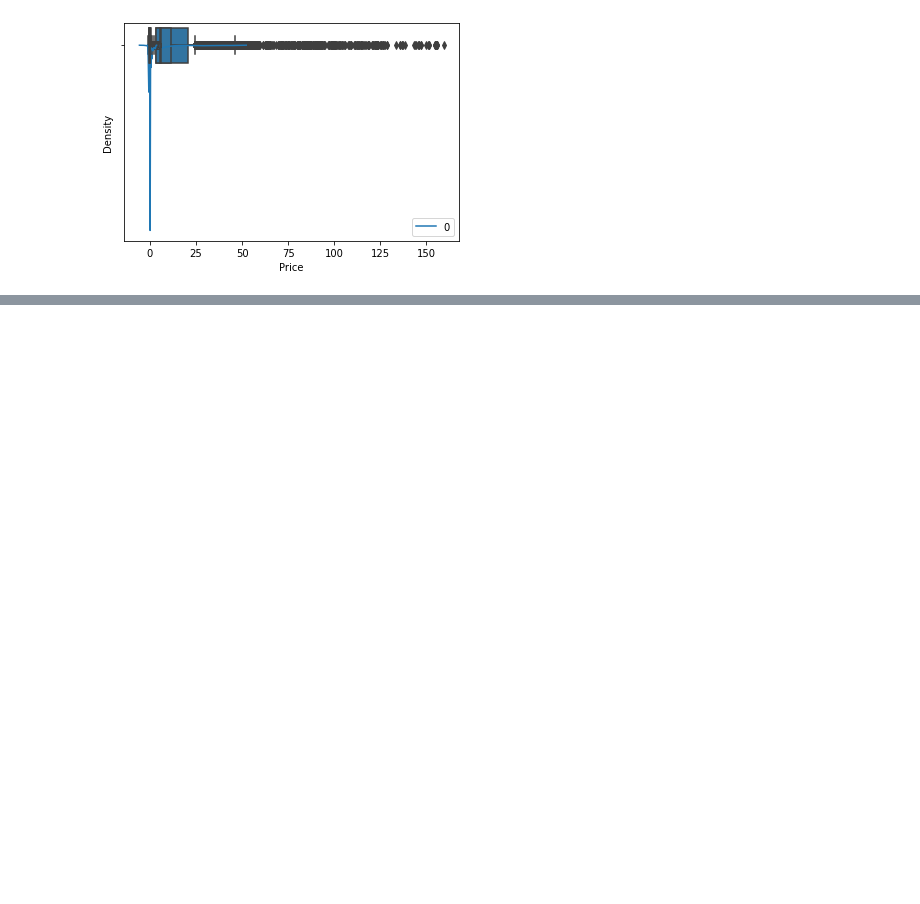
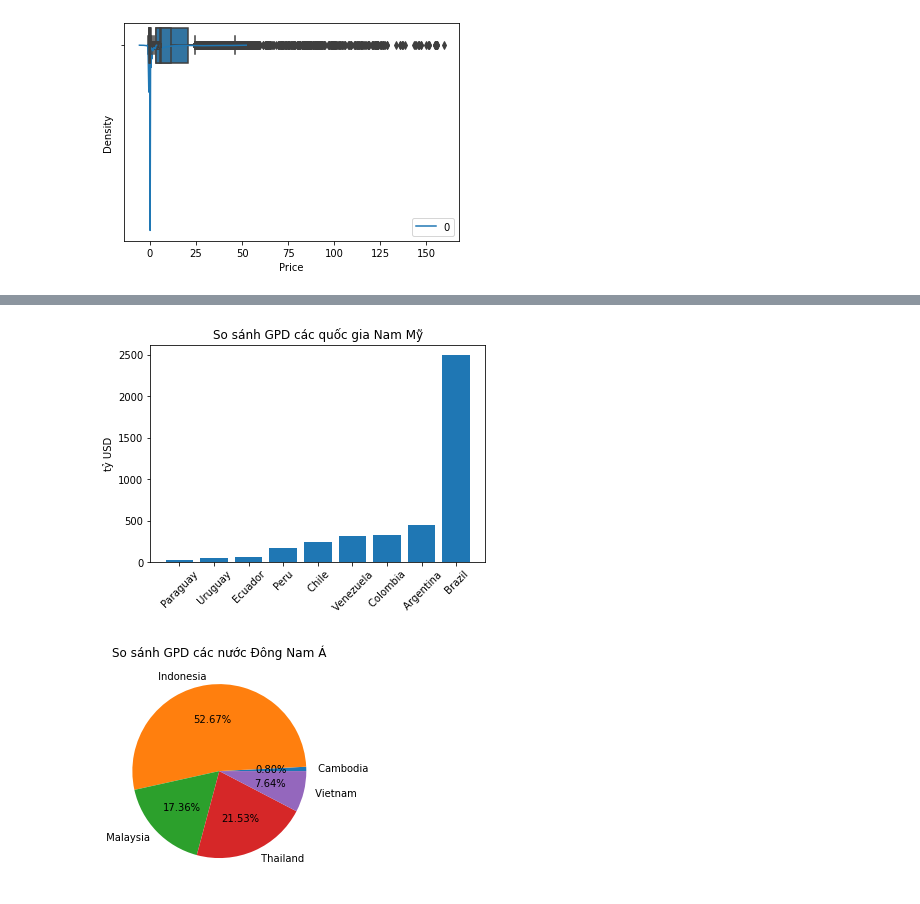
Before and after one commit to KimKieu123/DA30092022, a Jupyter notebook: BT Learn.ipynb, the cells around one changed output, grey strips where cells are left out. Saved outputs shown, nothing was run; the diff lists cells and outputs as text; code cells hidden in the pictures; blank space fills up the shorter version.

```diff
--- a/BT Learn.ipynb
+++ b/BT Learn.ipynb
@@ -1513,0 +1613,30 @@ Categories (5, object): ['Youth' < 'YoungAdult' < 'MiddleAged' < 'Senior' < 'old
+# %%
+#[Bài tập] Trực quan hóa cơ bản dữ liệu GDP list
+import pandas as pd
+import matplotlib.pyplot as plt
+data=pd.read_csv('GDPlist.csv', encoding = "ISO-8859-1")
+data.head()
+#So sánh GDP các nước ở South America.
+SA = data.loc[data.loc[:,'Continent'] == 'South America']
+#sort lại giá trị
+SA = SA.sort_values(by = ["GDP (millions of US$)"])
+plt.bar(x = SA.loc[:,"Country"], height = SA.loc[:,"GDP (millions of US$)"]/1000)
+plt.xticks(rotation = 45)
+plt.title("So sánh GPD các quốc gia Nam Mỹ")
+plt.ylabel("tỷ USD")
+plt.show()
+#trong 9 nước Nam Mỹ thì Brazil là nước có tổng Sp quốc nội cao nhất
+#vượt lên hẳn các nước còn lại
+# ngoài ra các nước còn lại có thể đc chia thành 2 nhóm
+#nhóm trung bình : Peru, Chi le, Venezuela, Colombia, Argentina
+#nhóm thấp: Paraguay, Uruguay, Ecudor
+#đánh giá tỷ lệ đóng góp của VN trên tổng : VN,Indo, Cam, Thai, Malay
+sea_ = ["\xa0Vietnam","\xa0Indonesia","\xa0Cambodia","\xa0Thailand", "\xa0Malaysia"]
+SEA = data.loc[data.loc[:,"Country"].isin(sea_)]
+plt.pie(SEA.loc[:,"GDP (millions of US$)"], labels = SEA.loc[:,"Country"],
+       autopct = "%1.2f%%")
+plt.title("So sánh GPD các nước Đông Nam Á")
+plt.show()
+# %% [output]
+[figure, added]
+[figure, added]
```
Also changed, not shown: parts of 10 cells of this notebook, 3 other files.
